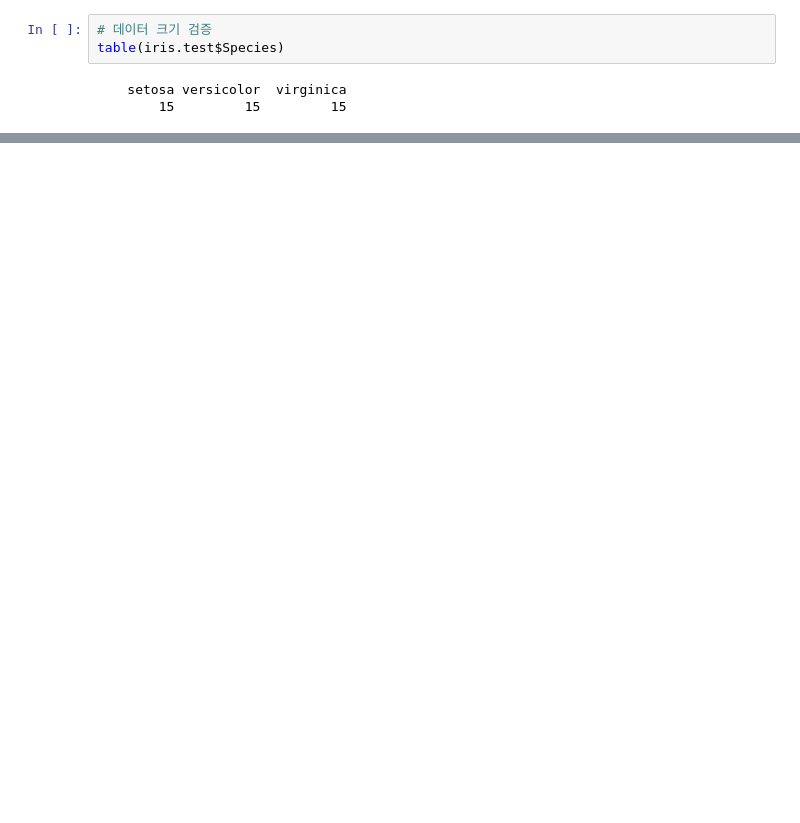
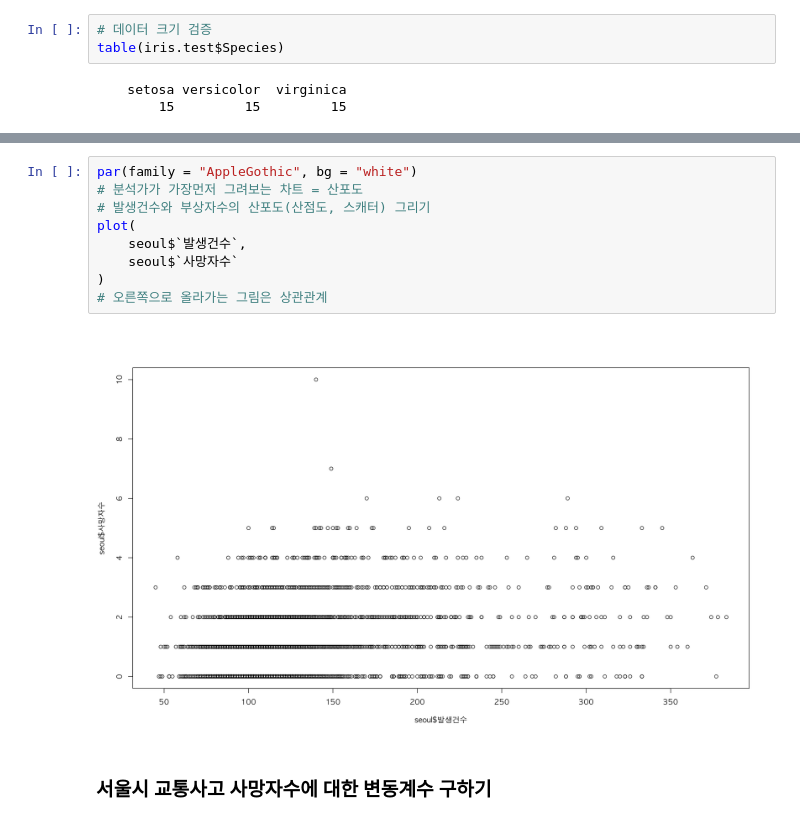
Before and after one commit to nnmmnn15/R_Practice, a Jupyter notebook: R_Programming/Note/08.파일입출력.ipynb, the cells around one changed output, grey strips where cells are left out. Cells and saved outputs as stored; diff of their text form; blank space fills up the shorter version.

```diff
--- a/R_Programming/Note/08.파일입출력.ipynb
+++ b/R_Programming/Note/08.파일입출력.ipynb
@@ -560,0 +1006,13 @@ summary(iris.test)
+# %%
+par(family = "AppleGothic", bg = "white")
+# 분석가가 가장먼저 그려보는 차트 = 산포도
+# 발생건수와 부상자수의 산포도(산점도, 스캐터) 그리기
+plot(
+    seoul$`발생건수`,
+    seoul$`사망자수`
+)
+# 오른쪽으로 올라가는 그림은 상관관계
+# %% [output]
+[figure, added]
+# %% [markdown]
+### 서울시 교통사고 사망자수에 대한 변동계수 구하기
```
Also changed, not shown: parts of 45 cells of this notebook, 5 other files.
